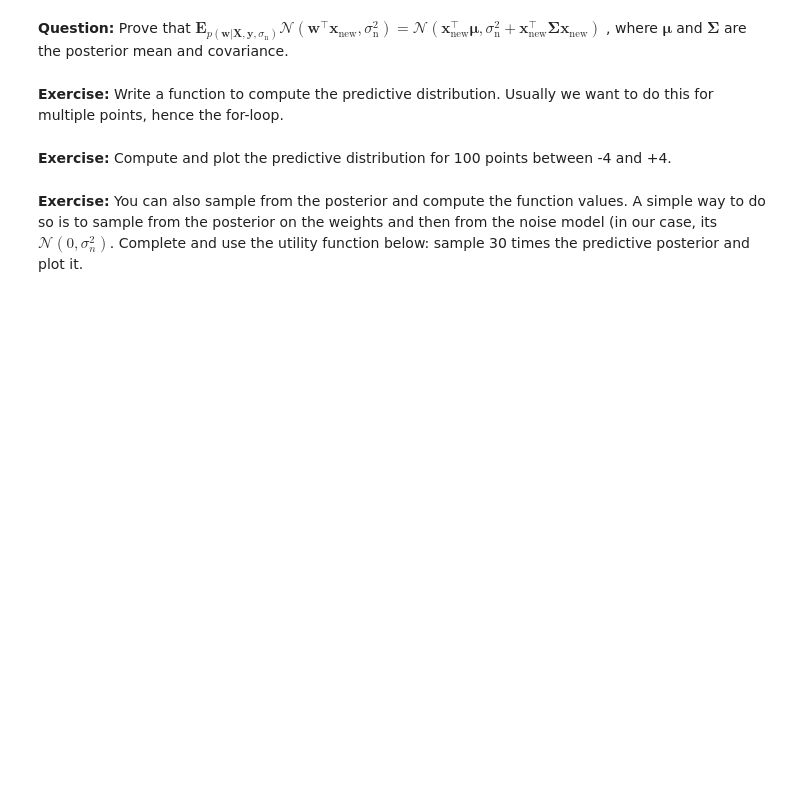
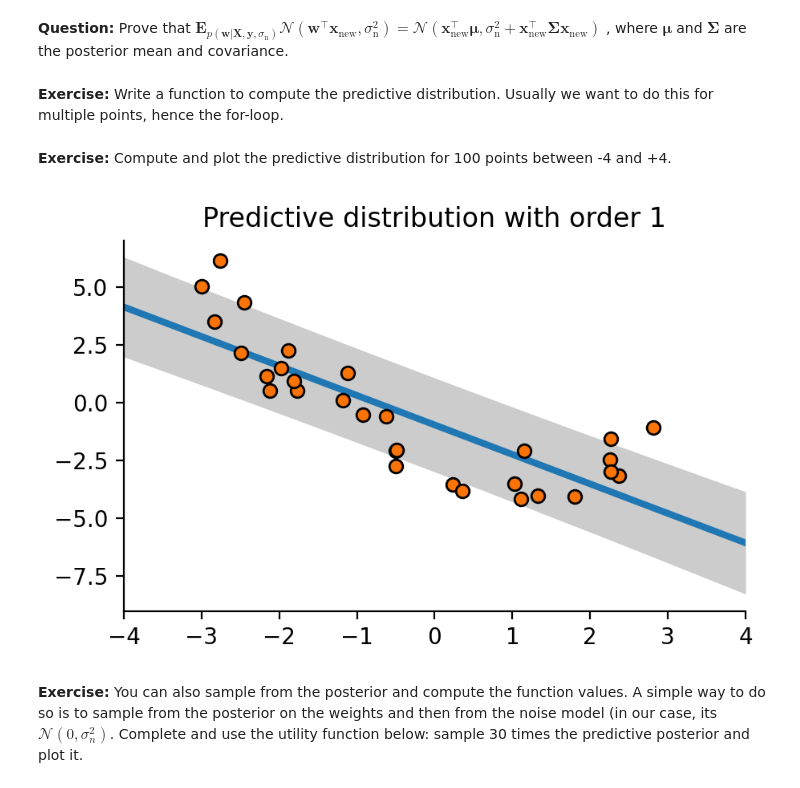
Before and after one commit to Filan616/Filan616, a Jupyter notebook: ASI/lab_week3/Bayesian_Linear_Regression.ipynb, the cells around one changed output. Cells and saved outputs as stored; diff of their text form; code cells hidden in the pictures; blank space fills up the shorter version.

```diff
--- a/ASI/lab_week3/Bayesian_Linear_Regression.ipynb
+++ b/ASI/lab_week3/Bayesian_Linear_Regression.ipynb
@@ -148,7 +148,7 @@ This can be done in many ways. One of them is using a double list comprehension
 # %%
 def build_features(x, K):
     # @@ COMPLETE @@ #
-    # X = ...
+    X = np.column_stack([x**k for k in range(K + 1)])
     return X
 # %%
 build_features(x, 2)
@@ -176,6 +194,11 @@ def compute_posterior(X, y, sw2, sn2):
     # @@ COMPLETE @@ #
     # w_posterior_mean = ...
     # w_posterior_cov = ...
+    K = X.shape[1]
+    S_inv = np.eye(K) / sw2
+    Sigma_inv = (X.T @ X) / sn2 + S_inv
+    w_posterior_cov = np.linalg.inv(Sigma_inv)
+    w_posterior_mean = (1 / sn2) * (w_posterior_cov @ X.T @ y)
 
 
     return w_posterior_mean, w_posterior_cov
@@ -188,6 +211,8 @@ K = 1
 # @@ COMPLETE @@ #
 # X =
 # w_posterior_mean, w_posterior_cov =
+X = build_features(x, K)
+w_posterior_mean, w_posterior_cov = compute_posterior(X, y, sw2, sn2)
 
 
 print(w_posterior_mean)
@@ -244,9 +275,8 @@ Usually we want to do this for multiple points, hence the for-loop.
 # %%
 def compute_predictive(Xt, w_mean, w_cov, sn2):
     def _compute_predictive_single_point(xt_i, w_mean, w_cov, sn2):
-        # @@ COMPLETE @@ #
-        # yt_i_mean = ...
-        # yt_i_var = ...
+        yt_i_mean = xt_i @ w_mean
+        yt_i_var = sn2 + xt_i @ w_cov @ xt_i.T
         return yt_i_mean, yt_i_var
 
     yt_mean, yt_var = np.zeros(len(Xt)), np.zeros(len(Xt))
@@ -261,18 +291,20 @@ def compute_predictive(Xt, w_mean, w_cov, sn2):
 # %%
 xt = np.linspace(-4, 4, 250)
 Xt = build_features(xt, K)
 # @@ COMPLETE @@ #
-# y_mean, y_var =
+y_mean, y_var = compute_predictive(Xt, w_posterior_mean, w_posterior_cov, sn2)
 
 fig, ax = plt.subplots(figsize=[5, 3])
 ax.scatter(x, y, edgecolor="black", linewidth=1, facecolor="xkcd:orange", zorder=10)
 ax.plot(xt, y_mean, color="tab:blue", lw=3)
 
 lb = y_mean - 2 * np.sqrt(y_var)
 ub = y_mean + 2 * np.sqrt(y_var)
 ax.fill_between(xt, lb, ub, color=".80", lw=0)
 ax.set_title(f"Predictive distribution with order {K}")
 plt.show()
+# %% [output]
+[figure, added]
 # %% [markdown]
 **Exercise:** You can also sample from the posterior and compute the function values. A simple way to do so is to sample from the posterior on the weights and then from the noise model (in our case, its $\mathcal{N}(0, \sigma_n^2)$.
 Complete and use the utility function below: sample 30 times the predictive posterior and plot it.
```
Also changed, not shown: parts of 20 cells of this notebook.
